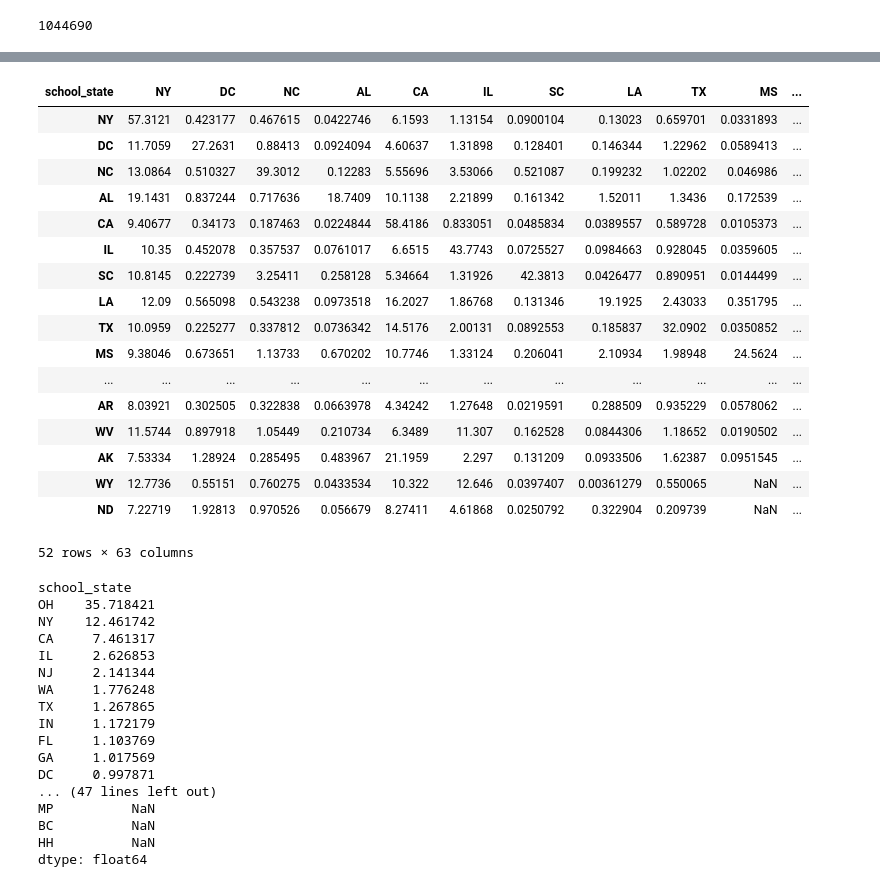
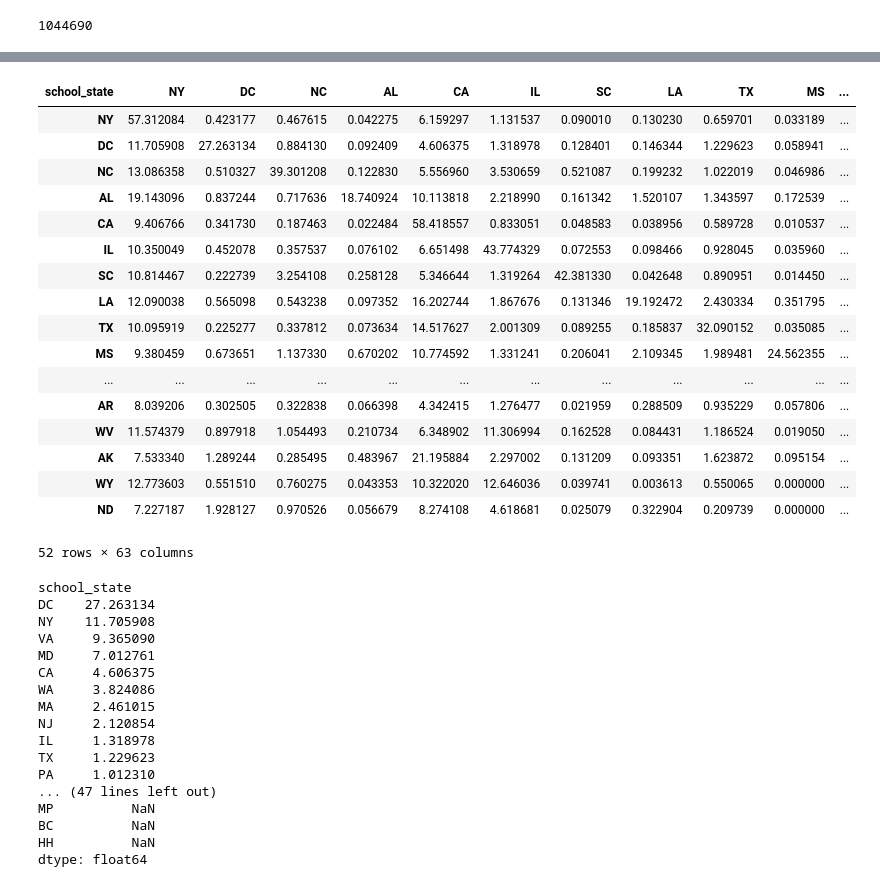
Before and after one commit to Naveed1842/data-science-intensive-2, a Jupyter notebook: Donor-Choose-Project/Projects_Donations_DataExploration.ipynb, the cells around one changed output, grey strips where cells are left out. Cells and saved outputs as stored; diff of their text form; code cells hidden in the pictures.

```diff
--- a/Donor-Choose-Project/Projects_Donations_DataExploration.ipynb
+++ b/Donor-Choose-Project/Projects_Donations_DataExploration.ipynb
@@ -79,41 +68,41 @@ for state_p,group_p in p_g:
         #print state_d, group_d.donation_total.sum()
         df.loc[state_p,state_d] = 100*(group_d.donation_total.sum())/(group_p.donation_total.sum())
 # %%
-df
+df.fillna(0)
 # %% [output]
 | school_state | NY | DC | NC | AL | CA | IL | SC | LA | TX | MS | ... |
-| NY | 57.3121 | 0.423177 | 0.467615 | 0.0422746 | 6.1593 | 1.13154 | 0.0900104 | 0.13023 | 0.659701 | 0.0331893 | ... |
-| DC | 11.7059 | 27.2631 | 0.88413 | 0.0924094 | 4.60637 | 1.31898 | 0.128401 | 0.146344 | 1.22962 | 0.0589413 | ... |
-| NC | 13.0864 | 0.510327 | 39.3012 | 0.12283 | 5.55696 | 3.53066 | 0.521087 | 0.199232 | 1.02202 | 0.046986 | ... |
-| AL | 19.1431 | 0.837244 | 0.717636 | 18.7409 | 10.1138 | 2.21899 | 0.161342 | 1.52011 | 1.3436 | 0.172539 | ... |
-| CA | 9.40677 | 0.34173 | 0.187463 | 0.0224844 | 58.4186 | 0.833051 | 0.0485834 | 0.0389557 | 0.589728 | 0.0105373 | ... |
-| IL | 10.35 | 0.452078 | 0.357537 | 0.0761017 | 6.6515 | 43.7743 | 0.0725527 | 0.0984663 | 0.928045 | 0.0359605 | ... |
-| SC | 10.8145 | 0.222739 | 3.25411 | 0.258128 | 5.34664 | 1.31926 | 42.3813 | 0.0426477 | 0.890951 | 0.0144499 | ... |
-| LA | 12.09 | 0.565098 | 0.543238 | 0.0973518 | 16.2027 | 1.86768 | 0.131346 | 19.1925 | 2.43033 | 0.351795 | ... |
-| TX | 10.0959 | 0.225277 | 0.337812 | 0.0736342 | 14.5176 | 2.00131 | 0.0892553 | 0.185837 | 32.0902 | 0.0350852 | ... |
-| MS | 9.38046 | 0.673651 | 1.13733 | 0.670202 | 10.7746 | 1.33124 | 0.206041 | 2.10934 | 1.98948 | 24.5624 | ... |
+| NY | 57.312084 | 0.423177 | 0.467615 | 0.042275 | 6.159297 | 1.131537 | 0.090010 | 0.130230 | 0.659701 | 0.033189 | ... |
+| DC | 11.705908 | 27.263134 | 0.884130 | 0.092409 | 4.606375 | 1.318978 | 0.128401 | 0.146344 | 1.229623 | 0.058941 | ... |
+| NC | 13.086358 | 0.510327 | 39.301208 | 0.122830 | 5.556960 | 3.530659 | 0.521087 | 0.199232 | 1.022019 | 0.046986 | ... |
+| AL | 19.143096 | 0.837244 | 0.717636 | 18.740924 | 10.113818 | 2.218990 | 0.161342 | 1.520107 | 1.343597 | 0.172539 | ... |
+| CA | 9.406766 | 0.341730 | 0.187463 | 0.022484 | 58.418557 | 0.833051 | 0.048583 | 0.038956 | 0.589728 | 0.010537 | ... |
+| IL | 10.350049 | 0.452078 | 0.357537 | 0.076102 | 6.651498 | 43.774329 | 0.072553 | 0.098466 | 0.928045 | 0.035960 | ... |
+| SC | 10.814467 | 0.222739 | 3.254108 | 0.258128 | 5.346644 | 1.319264 | 42.381330 | 0.042648 | 0.890951 | 0.014450 | ... |
+| LA | 12.090038 | 0.565098 | 0.543238 | 0.097352 | 16.202744 | 1.867676 | 0.131346 | 19.192472 | 2.430334 | 0.351795 | ... |
+| TX | 10.095919 | 0.225277 | 0.337812 | 0.073634 | 14.517627 | 2.001309 | 0.089255 | 0.185837 | 32.090152 | 0.035085 | ... |
+| MS | 9.380459 | 0.673651 | 1.137330 | 0.670202 | 10.774592 | 1.331241 | 0.206041 | 2.109345 | 1.989481 | 24.562355 | ... |
 | ... | ... | ... | ... | ... | ... | ... | ... | ... | ... | ... | ... |
-| AR | 8.03921 | 0.302505 | 0.322838 | 0.0663978 | 4.34242 | 1.27648 | 0.0219591 | 0.288509 | 0.935229 | 0.0578062 | ... |
-| WV | 11.5744 | 0.897918 | 1.05449 | 0.210734 | 6.3489 | 11.307 | 0.162528 | 0.0844306 | 1.18652 | 0.0190502 | ... |
-| AK | 7.53334 | 1.28924 | 0.285495 | 0.483967 | 21.1959 | 2.297 | 0.131209 | 0.0933506 | 1.62387 | 0.0951545 | ... |
-| WY | 12.7736 | 0.55151 | 0.760275 | 0.0433534 | 10.322 | 12.646 | 0.0397407 | 0.00361279 | 0.550065 | NaN | ... |
-| ND | 7.22719 | 1.92813 | 0.970526 | 0.056679 | 8.27411 | 4.61868 | 0.0250792 | 0.322904 | 0.209739 | NaN | ... |
+| AR | 8.039206 | 0.302505 | 0.322838 | 0.066398 | 4.342415 | 1.276477 | 0.021959 | 0.288509 | 0.935229 | 0.057806 | ... |
+| WV | 11.574379 | 0.897918 | 1.054493 | 0.210734 | 6.348902 | 11.306994 | 0.162528 | 0.084431 | 1.186524 | 0.019050 | ... |
+| AK | 7.533340 | 1.289244 | 0.285495 | 0.483967 | 21.195884 | 2.297002 | 0.131209 | 0.093351 | 1.623872 | 0.095154 | ... |
+| WY | 12.773603 | 0.551510 | 0.760275 | 0.043353 | 10.322020 | 12.646036 | 0.039741 | 0.003613 | 0.550065 | 0.000000 | ... |
+| ND | 7.227187 | 1.928127 | 0.970526 | 0.056679 | 8.274108 | 4.618681 | 0.025079 | 0.322904 | 0.209739 | 0.000000 | ... |
 52 rows × 63 columns
 # %%
-df[df.index == 'OH'].sum().sort_values(ascending=False)
+df[df.index == 'DC'].sum().sort_values(ascending=False)
 # %% [output]
 school_state
-OH    35.718421
-NY    12.461742
-CA     7.461317
-IL     2.626853
-NJ     2.141344
-WA     1.776248
-TX     1.267865
-IN     1.172179
-FL     1.103769
-GA     1.017569
-DC     0.997871
+DC    27.263134
+NY    11.705908
+VA     9.365090
+MD     7.012761
+CA     4.606375
+WA     3.824086
+MA     2.461015
+NJ     2.120854
+IL     1.318978
+TX     1.229623
+PA     1.012310
 ... (47 lines left out)
 MP          NaN
 BC          NaN
```
Also changed, not shown: parts of 1 cell of this notebook.
